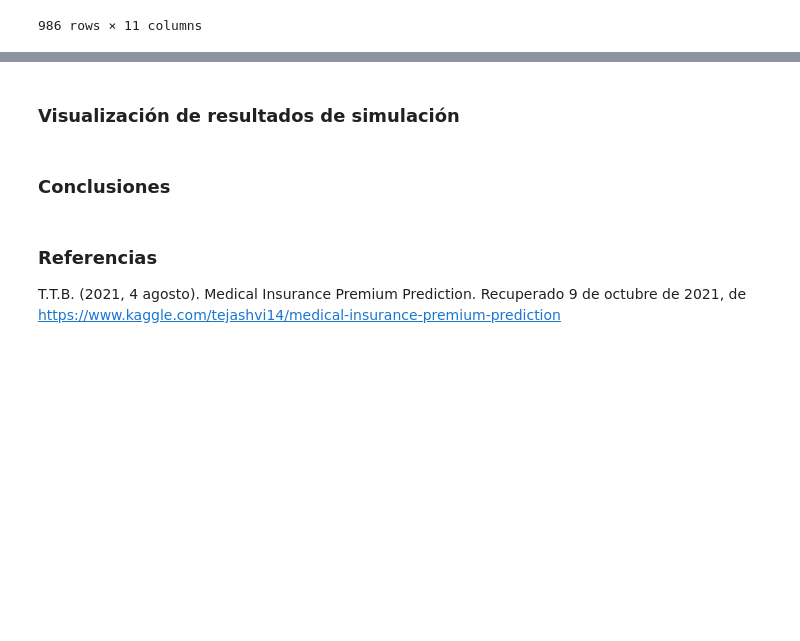
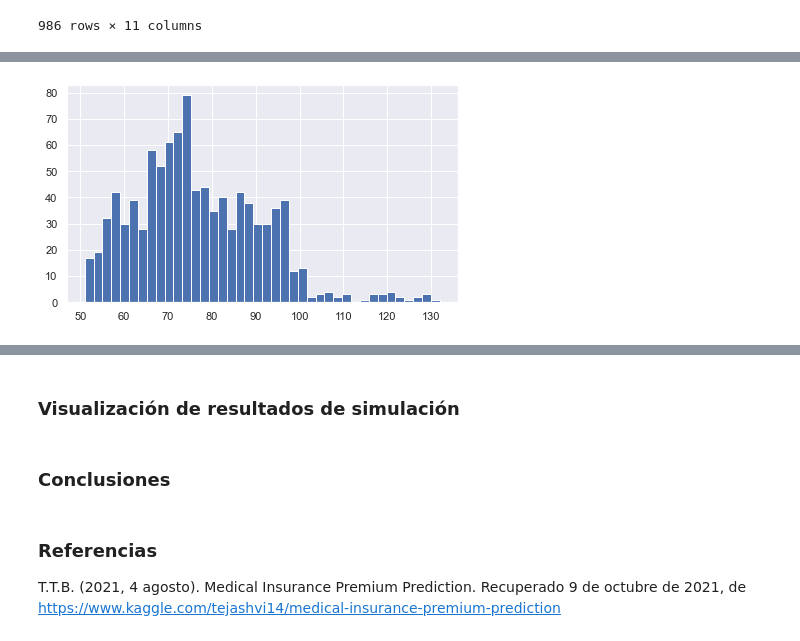
Before and after one commit to Tania-Bell/Proyecto_Modulo1, a Jupyter notebook: Proyecto_BellT_FloresA.ipynb, the cells around one changed output, grey strips where cells are left out. Drawn from its saved outputs; the diff is of its cells as text; code cells hidden in the pictures; blank space fills up the shorter version.

```diff
--- a/Proyecto_BellT_FloresA.ipynb
+++ b/Proyecto_BellT_FloresA.ipynb
@@ -84,0 +103,5 @@ data
+# %%
+plt.figure(figsize=(7,4))
+plt.hist(data['Weight'], bins = 40);
+# %% [output]
+[figure, added]
```
Also changed, not shown: parts of 8 cells of this notebook, 2 other files.
